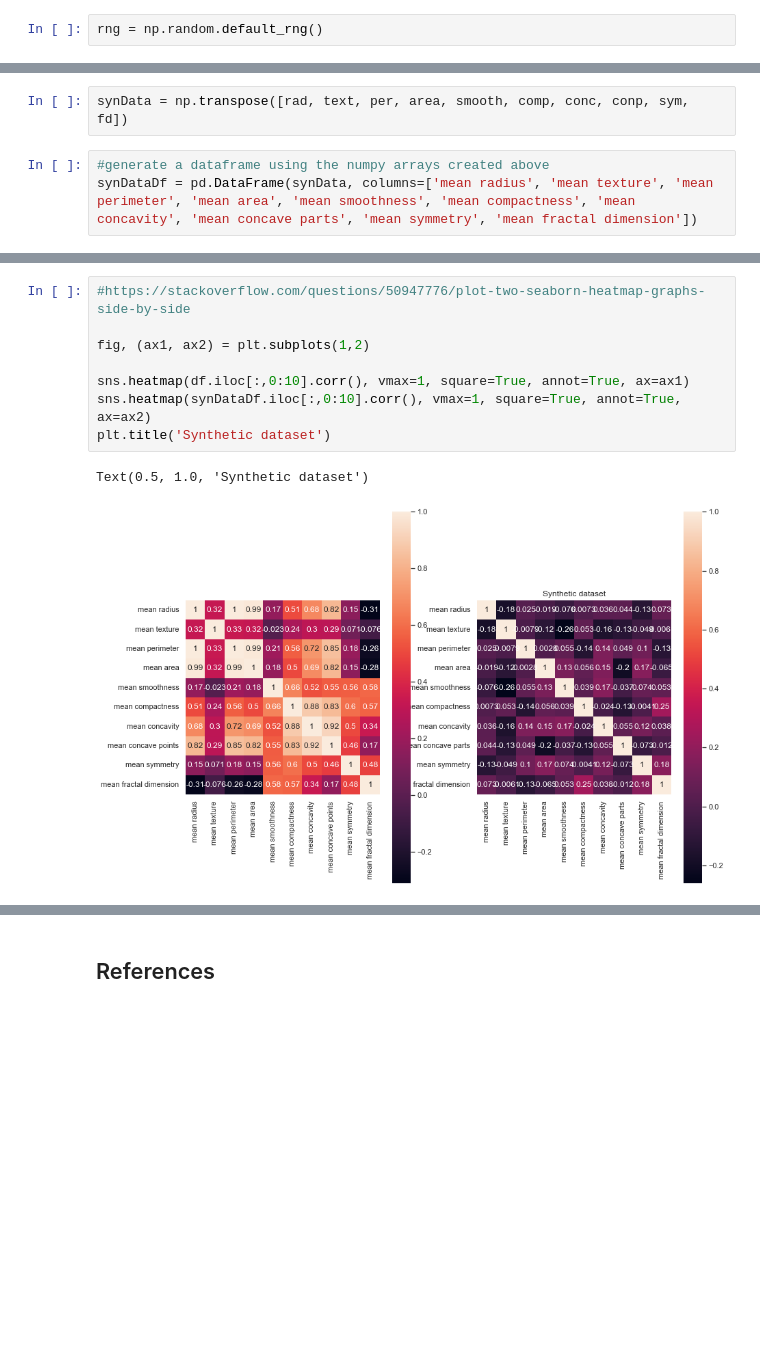
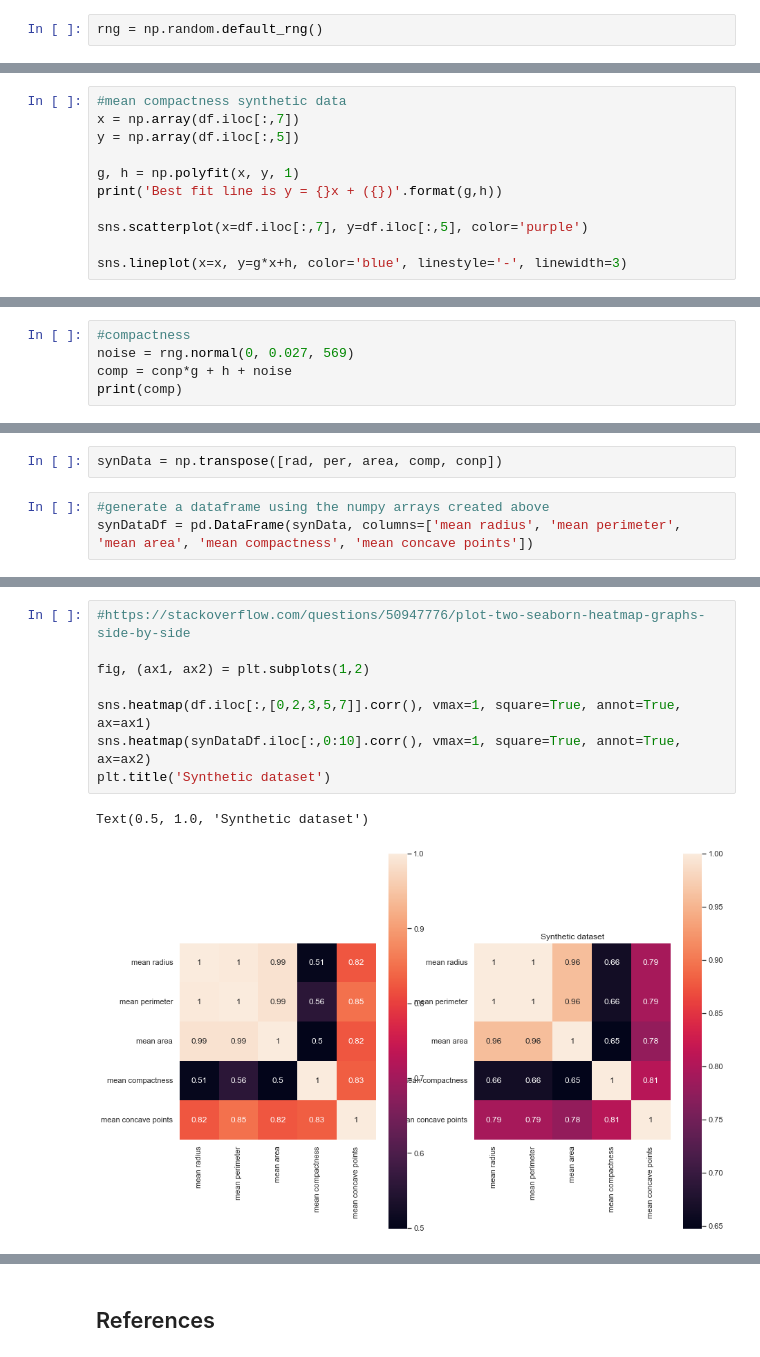
Before and after one commit to dreapadoir/PfDA_Project2, a Jupyter notebook: Project 2.ipynb, the cells around one changed output, grey strips where cells are left out. Saved outputs shown, nothing was run; the diff lists cells and outputs as text; blank space fills up the shorter version.

Commit message:
add more detail to synthetic data generation

```diff
--- a/Project 2.ipynb
+++ b/Project 2.ipynb
@@ -427,0 +600,11 @@ fd = rng.normal(df.iloc[:,9].mean(), df.iloc[:,9].std(), 100)
+# %%
+#mean compactness synthetic data
+x = np.array(df.iloc[:,7])
+y = np.array(df.iloc[:,5])
+
+g, h = np.polyfit(x, y, 1)
+print('Best fit line is y = {}x + ({})'.format(g,h))
+
+sns.scatterplot(x=df.iloc[:,7], y=df.iloc[:,5], color='purple')
+
+sns.lineplot(x=x, y=g*x+h, color='blue', linestyle='-', linewidth=3)
@@ -427,0 +615,5 @@ fd = rng.normal(df.iloc[:,9].mean(), df.iloc[:,9].std(), 100)
+# %%
+#compactness
+noise = rng.normal(0, 0.027, 569)
+comp = conp*g + h + noise
+print(comp)
@@ -428,8 +650,8 @@ fd = rng.normal(df.iloc[:,9].mean(), df.iloc[:,9].std(), 100)
 # %%
-synData = np.transpose([rad, text, per, area, smooth, comp, conc, conp, sym, fd])
+synData = np.transpose([rad, per, area, comp, conp])
 # %%
 #generate a dataframe using the numpy arrays created above
-synDataDf = pd.DataFrame(synData, columns=['mean radius', 'mean texture', 'mean perimeter', 'mean area', 'mean smoothness', 'mean compactness', 'mean concavity', 'mean concave parts', 'mean symmetry', 'mean fractal dimension'])
+synDataDf = pd.DataFrame(synData, columns=['mean radius', 'mean perimeter', 'mean area', 'mean compactness', 'mean concave points'])
 # %%
 synDataDf
 # %% [output]
@@ -449,11 +671,11 @@ synDataDf
 # %%
 #https://stackoverflow.com/questions/50947776/plot-two-seaborn-heatmap-graphs-side-by-side
 
 fig, (ax1, ax2) = plt.subplots(1,2)
 
-sns.heatmap(df.iloc[:,0:10].corr(), vmax=1, square=True, annot=True, ax=ax1)
+sns.heatmap(df.iloc[:,[0,2,3,5,7]].corr(), vmax=1, square=True, annot=True, ax=ax1)
 sns.heatmap(synDataDf.iloc[:,0:10].corr(), vmax=1, square=True, annot=True, ax=ax2)
 plt.title('Synthetic dataset')
 # %% [output]
 Text(0.5, 1.0, 'Synthetic dataset')
-[figure, old version]
+[figure, new version]
```
Also changed, not shown: parts of 65 cells of this notebook, 1 other file.
